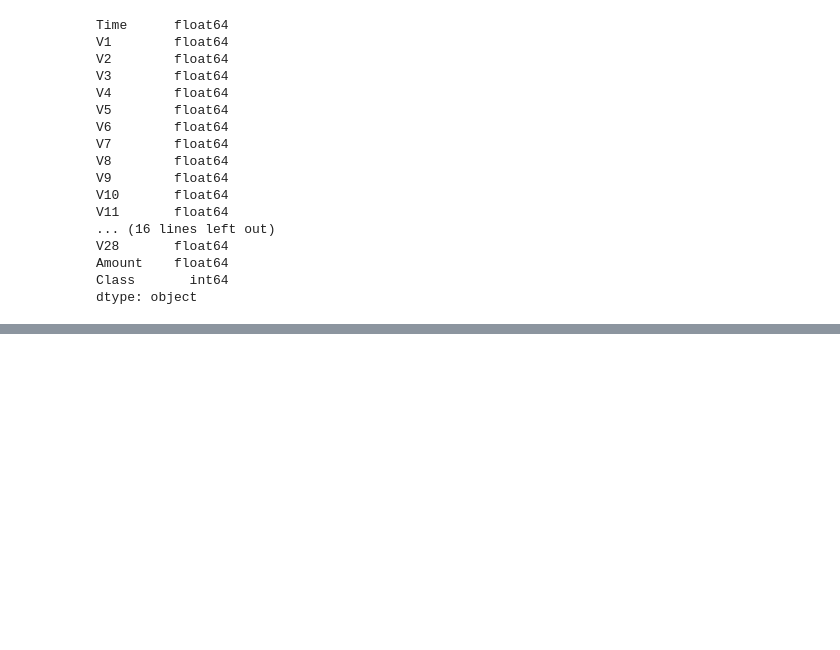
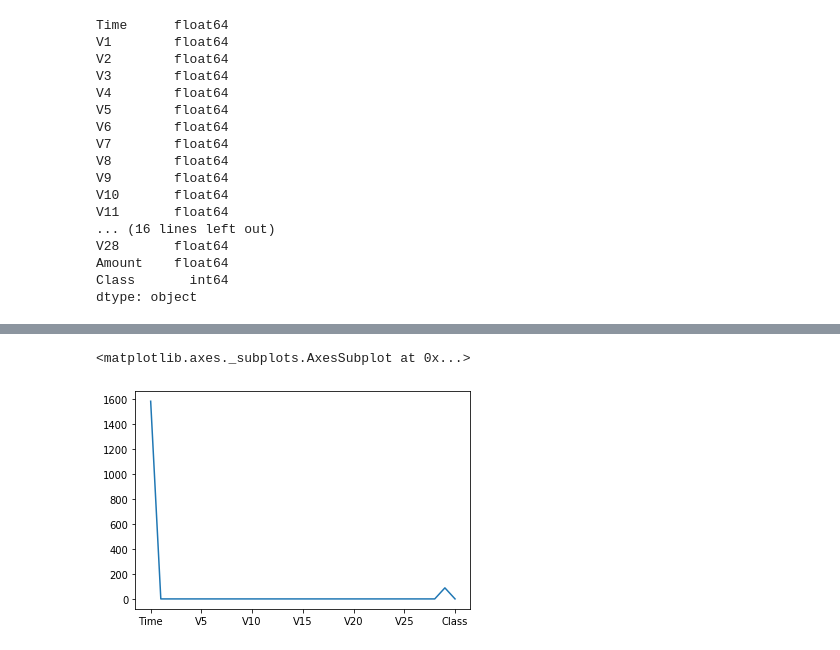
Before and after one commit to Titashmkhrj/Credit-card-fraud-detection, a Jupyter notebook: modelling_credit_card_fraud_transactions.ipynb, the cells around one changed output, grey strips where cells are left out. Cells and saved outputs as stored; diff of their text form; code cells hidden in the pictures; blank space fills up the shorter version.

```diff
--- a/modelling_credit_card_fraud_transactions.ipynb
+++ b/modelling_credit_card_fraud_transactions.ipynb
@@ -74,0 +157,6 @@ dtype: object
+# %%
+# visualizing the mean values for our features
+(data.describe().loc['mean', :]).plot.line()
+# %% [output]
+<matplotlib.axes._subplots.AxesSubplot at 0x...>
+[figure, added]
```
Also changed, not shown: parts of 32 cells of this notebook.
